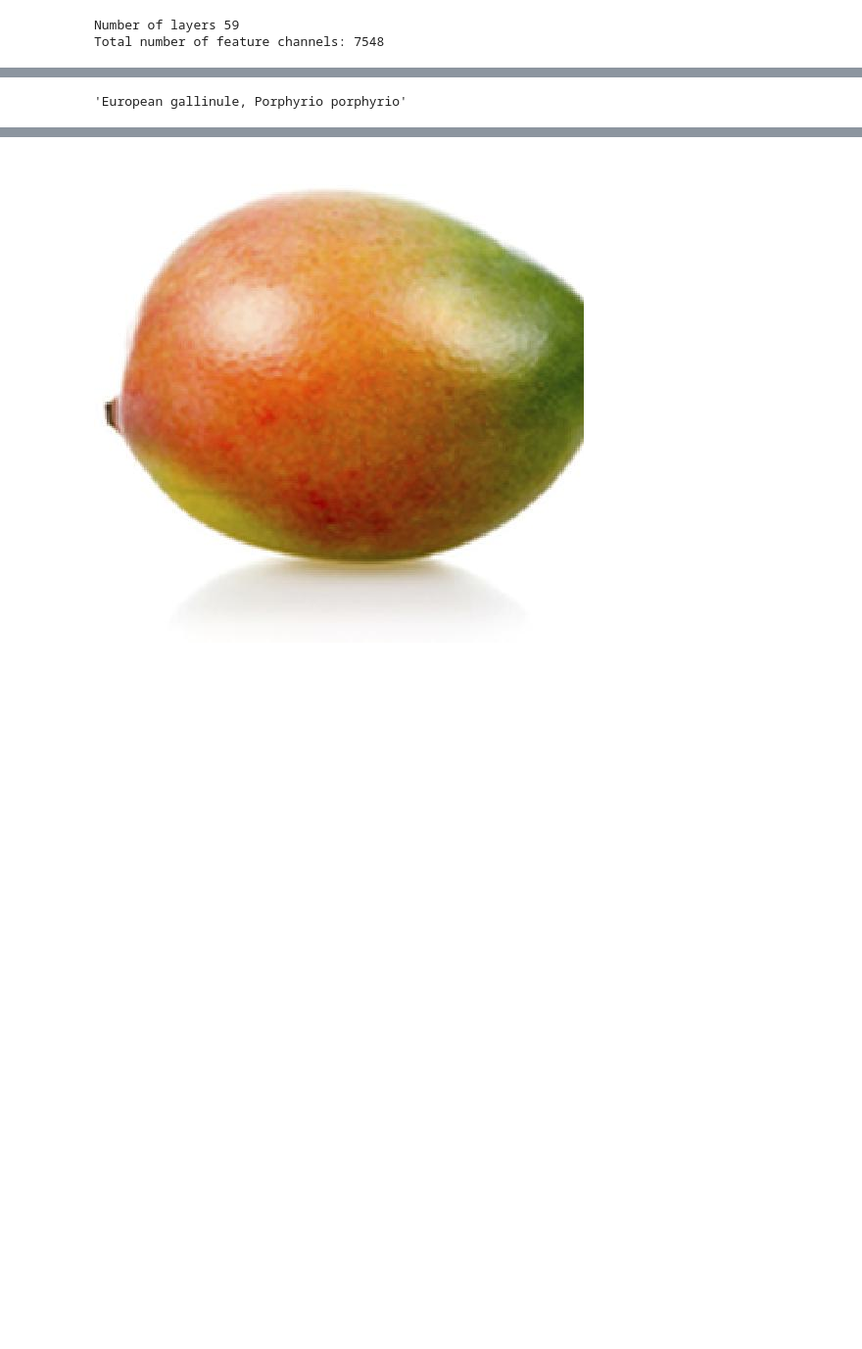
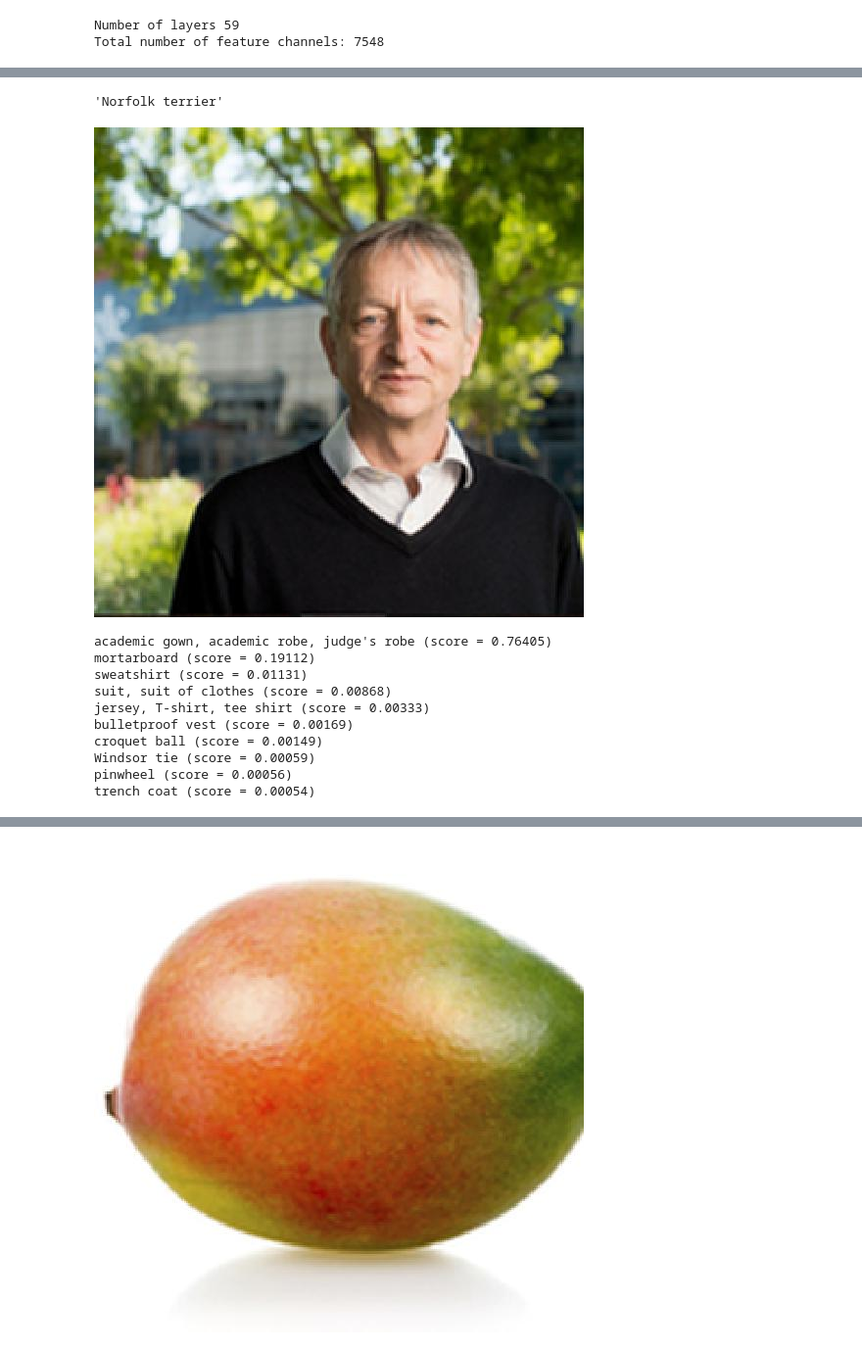
Before and after one commit to SubhankarGhosh/Neural-Net-Tensorflow, a Jupyter notebook: Inception Model to classify objects.ipynb, the cells around one changed output, grey strips where cells are left out. Shown at 98% size. Drawn from its saved outputs; the diff is of its cells as text; code cells hidden in the pictures; blank space fills up the shorter version.

Commit message:
Inception update

```diff
--- a/Inception Model to classify objects.ipynb
+++ b/Inception Model to classify objects.ipynb
@@ -121,9 +121,9 @@ for i in range(graph.get_tensor_by_name('import/softmax2:0').get_shape()[1]):
     if i not in node_id_to_name:
         node_id_to_name[i] = '???'
 # %%
-node_id_to_name[438] #Inception model has 1000 output classes. Class 438 represents a bird:
+node_id_to_name[88] #Inception model has 1000 output classes. Class 88 represents a British breed of dog:
 # %% [output]
-'European gallinule, Porphyrio porphyrio'
+'Norfolk terrier'
 # %%
 # Helper function to get a named layer from the graph
 def T(layer_name):
@@ -162,4 +162,19 @@ def showarray(a, fmt='jpeg', size=None):
         img = img.resize((size,size))
     img.save(f, fmt)
     display(Image(data=f.getvalue()))
+# %%
+showarray(prep_img('testimages/hinton.jpg')/255., size=500) #Geoffrey Hinton, the godfather of ‘deep learning’
+prediction('testimages/hinton.jpg')
+# %% [output]
+[figure, added]
+academic gown, academic robe, judge's robe (score = 0.76405)
+mortarboard (score = 0.19112)
+sweatshirt (score = 0.01131)
+suit, suit of clothes (score = 0.00868)
+jersey, T-shirt, tee shirt (score = 0.00333)
+bulletproof vest (score = 0.00169)
+croquet ball (score = 0.00149)
+Windsor tie (score = 0.00059)
+pinwheel (score = 0.00056)
+trench coat (score = 0.00054)
 # %%
```
Also changed, not shown: parts of 11 cells of this notebook, 10 other files.
